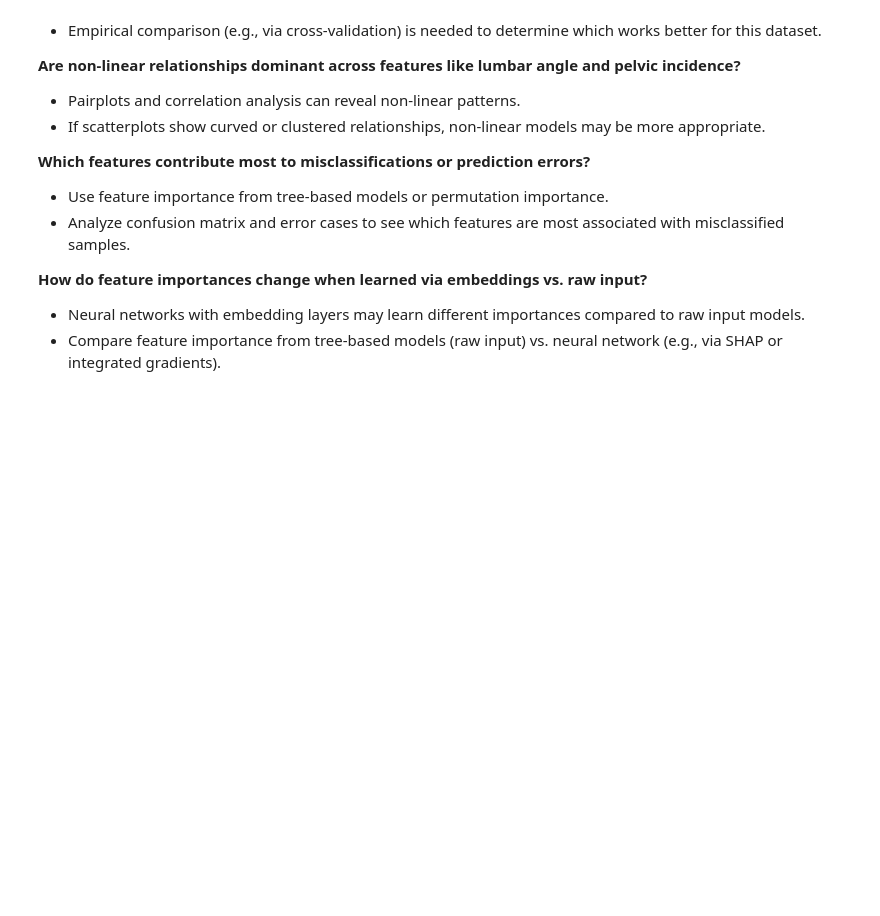
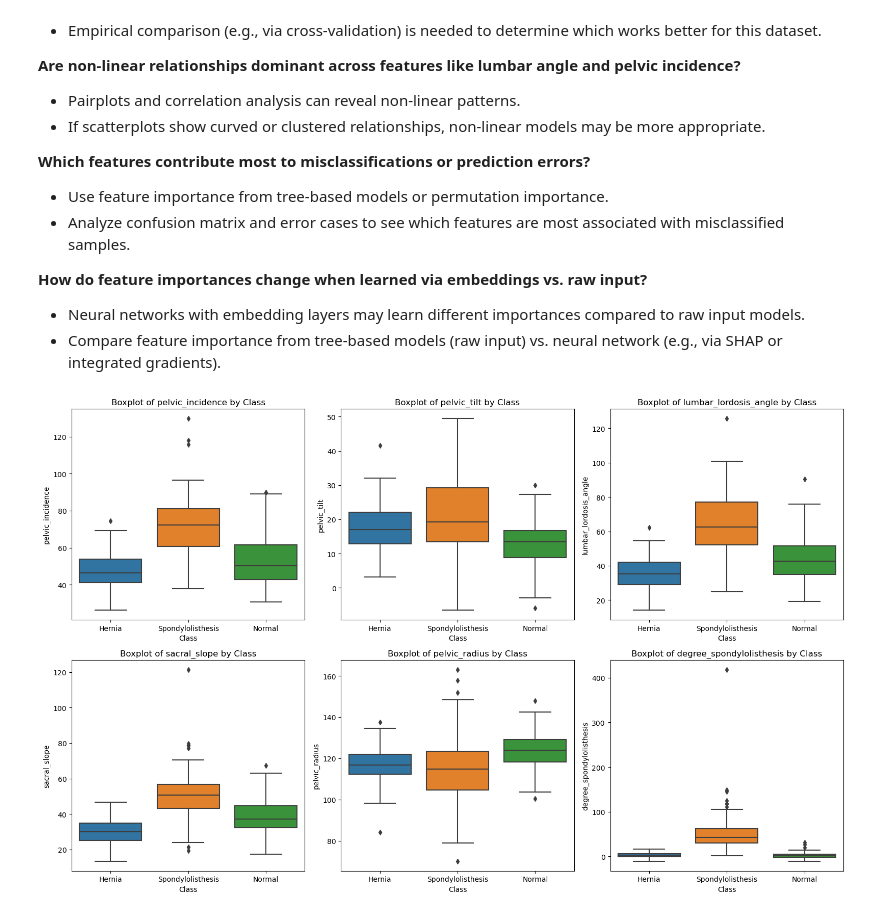
Before and after one commit to jackiecwv/SDS-CP033-spinescope, a Jupyter notebook: submissions/team-members/patrick-githendu/data_preprocessing_spinescope_EDA.ipynb, the cells around one changed output. Saved outputs shown, nothing was run; the diff lists cells and outputs as text; code cells hidden in the pictures; blank space fills up the shorter version.

```diff
--- a/submissions/team-members/patrick-githendu/data_preprocessing_spinescope_EDA.ipynb
+++ b/submissions/team-members/patrick-githendu/data_preprocessing_spinescope_EDA.ipynb
@@ -71,3 +71,12 @@ print(X)
     0.21475017]
  [ 33.84164075   5.07399141  36.64123294  28.76764934 123.9452436
    -0.19924909]]
+# %%
+# Check for sparsity or near-zero values in features
+df = pd.DataFrame(X, columns=dataset.columns[:-1])
+for col in df.columns:
+    print(f"Value counts for {col} (showing up to 10 most common values):")
+    print(df[col].value_counts().head(10))
+    num_zeros = (df[col] == 0).sum()
+    print(f"Number of zeros: {num_zeros} ({num_zeros/len(df)*100:.1f}% of samples)")
+    print('-'*40)
@@ -300,3 +327,16 @@ Highly correlated feature pairs (|corr| > 0.9):
 **How do feature importances change when learned via embeddings vs. raw input?**
 - Neural networks with embedding layers may learn different importances compared to raw input models.
 - Compare feature importance from tree-based models (raw input) vs. neural network (e.g., via SHAP or integrated gradients).
+# %%
+# Box plots for each feature by class label
+df = pd.DataFrame(X, columns=dataset.columns[:-1])
+df['Class'] = le.inverse_transform(y)
+plt.figure(figsize=(16, 10))
+for i, col in enumerate(df.columns[:-1]):
+    plt.subplot(2, 3, i+1)
+    sns.boxplot(x='Class', y=col, data=df)
+    plt.title(f'Boxplot of {col} by Class')
+plt.tight_layout()
+plt.show()
+# %% [output]
+[figure, added]
```
Also changed, not shown: parts of 5 cells of this notebook, 1 other file.
